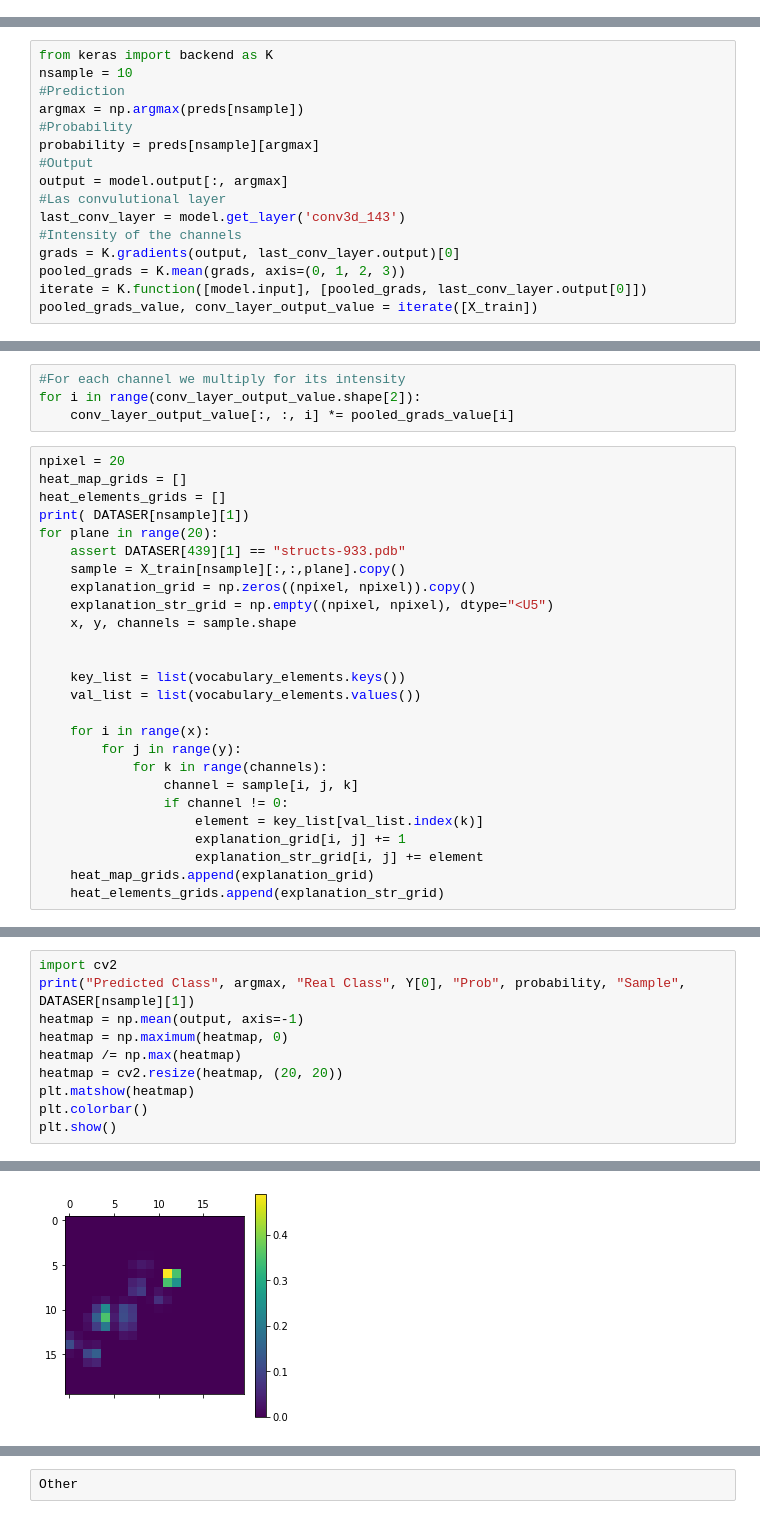
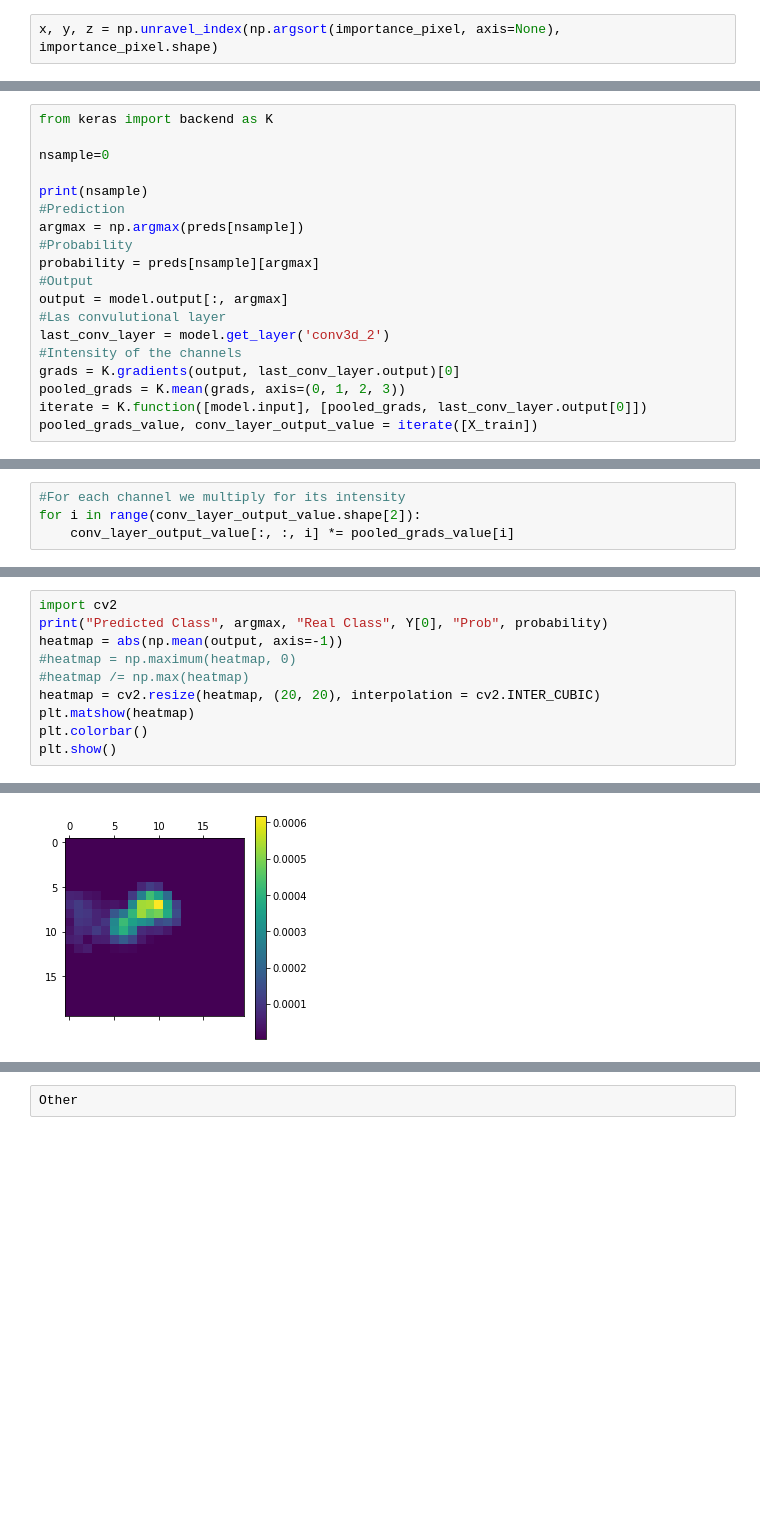
Before and after one commit to nostrumbiodiscovery/modtox, a Jupyter notebook: modtox/structural_alert/Untitled-Copy1.ipynb, the cells around one changed output, grey strips where cells are left out. Cells and saved outputs as stored; diff of their text form; blank space fills up the shorter version.

Commit message:
Update structural alert Notebook

```diff
--- a/modtox/structural_alert/Untitled-Copy1.ipynb
+++ b/modtox/structural_alert/Untitled-Copy1.ipynb
@@ -437,0 +882,2 @@ ac1 = model.evaluate(X_train, y_train)
+# %%
+x, y, z = np.unravel_index(np.argsort(importance_pixel, axis=None), importance_pixel.shape)
@@ -472,6 +1060,9 @@ Problem to visualize 3D data! Difficult to get a sense
 # %%
 from keras import backend as K
-nsample = 10
+
+nsample=0
+
+print(nsample)
 #Prediction
 argmax = np.argmax(preds[nsample])
 #Probability
@@ -479,7 +1070,7 @@ probability = preds[nsample][argmax]
 #Output
 output = model.output[:, argmax]
 #Las convulutional layer
-last_conv_layer = model.get_layer('conv3d_143')
+last_conv_layer = model.get_layer('conv3d_2')
 #Intensity of the channels
 grads = K.gradients(output, last_conv_layer.output)[0]
 pooled_grads = K.mean(grads, axis=(0, 1, 2, 3))
@@ -489,29 +1082,3 @@ pooled_grads_value, conv_layer_output_value = iterate([X_train])
 #For each channel we multiply for its intensity
 for i in range(conv_layer_output_value.shape[2]):
     conv_layer_output_value[:, :, i] *= pooled_grads_value[i]
-# %%
-npixel = 20
-heat_map_grids = []
-heat_elements_grids = []
-print( DATASER[nsample][1])
-for plane in range(20):
-    assert DATASER[439][1] == "structs-933.pdb"
-    sample = X_train[nsample][:,:,plane].copy()
-    explanation_grid = np.zeros((npixel, npixel)).copy()
-    explanation_str_grid = np.empty((npixel, npixel), dtype="<U5")
-    x, y, channels = sample.shape
-
-
-    key_list = list(vocabulary_elements.keys())
-    val_list = list(vocabulary_elements.values())
-
-    for i in range(x):
-        for j in range(y):
-            for k in range(channels):
-                channel = sample[i, j, k]
-                if channel != 0:
-                    element = key_list[val_list.index(k)]
-                    explanation_grid[i, j] += 1
-                    explanation_str_grid[i, j] += element
-    heat_map_grids.append(explanation_grid)
-    heat_elements_grids.append(explanation_str_grid)
@@ -580,10 +1138,10 @@ array([[[0., 0., 0., ..., 0., 0., 0.],
 # %%
 import cv2
-print("Predicted Class", argmax, "Real Class", Y[0], "Prob", probability, "Sample", DATASER[nsample][1])
-heatmap = np.mean(output, axis=-1)
-heatmap = np.maximum(heatmap, 0)
-heatmap /= np.max(heatmap)
-heatmap = cv2.resize(heatmap, (20, 20))
+print("Predicted Class", argmax, "Real Class", Y[0], "Prob", probability)
+heatmap = abs(np.mean(output, axis=-1))
+#heatmap = np.maximum(heatmap, 0)
+#heatmap /= np.max(heatmap)
+heatmap = cv2.resize(heatmap, (20, 20), interpolation = cv2.INTER_CUBIC)
 plt.matshow(heatmap)
 plt.colorbar()
 plt.show()
@@ -592,2 +1150,2 @@ Predicted Class 0 Real Class 0 Prob 0.88603276 Sample structs-1065.pdb
-[figure, old version]
+[figure, new version]
 # %%
```
Also changed, not shown: parts of 93 cells of this notebook.
